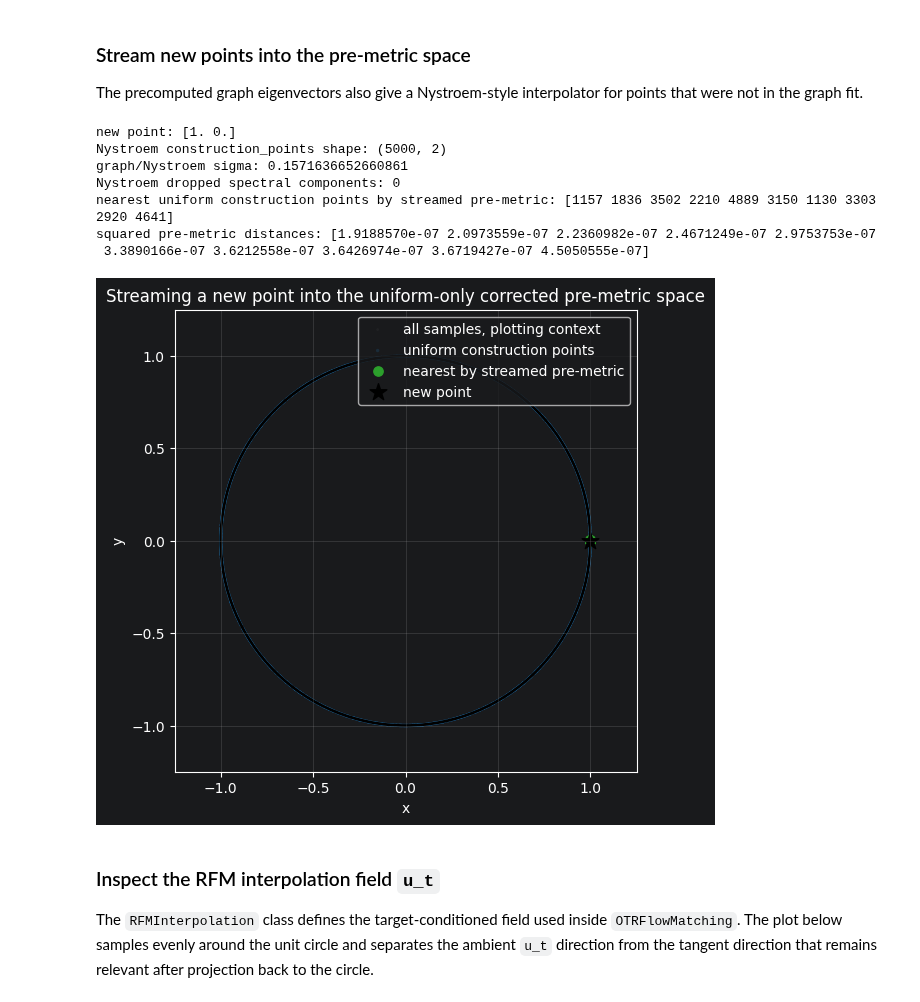
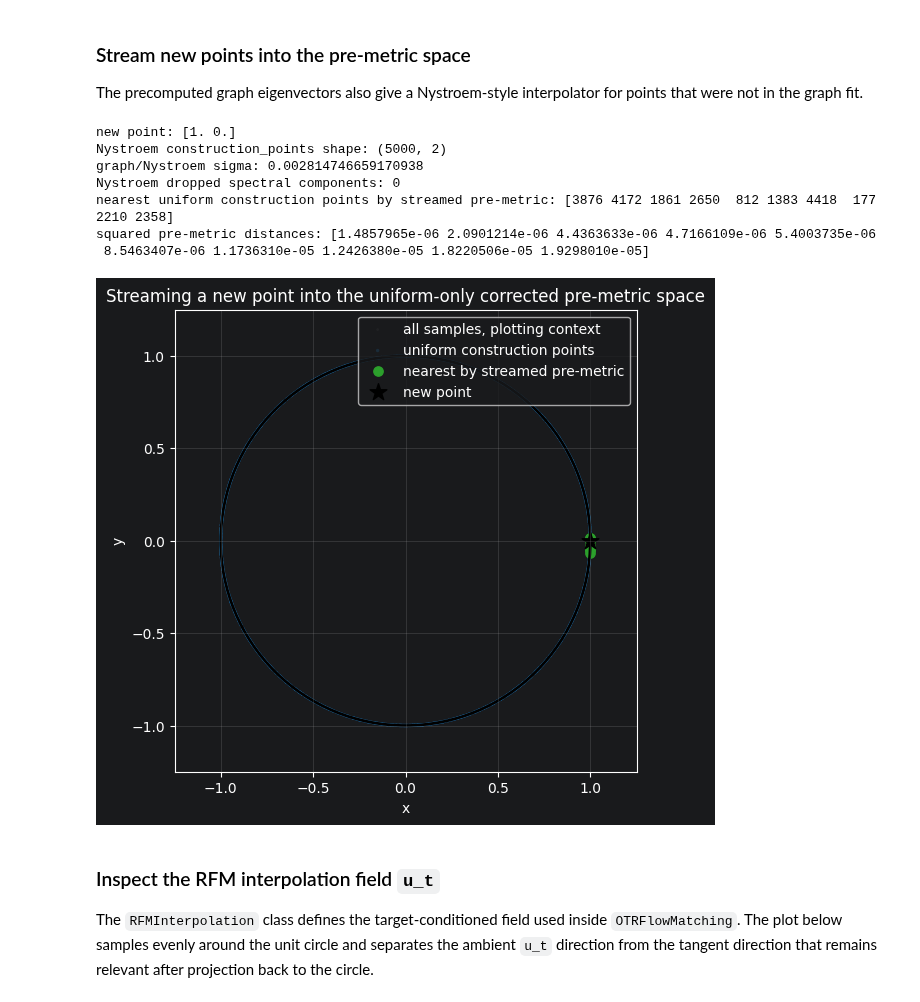
Before and after one commit to markuslaengst/CellFlow, a Jupyter notebook: docs/notebooks/riemannian_unit_circle_toy_example.ipynb, the cells around one changed output. Saved outputs shown, nothing was run; the diff lists cells and outputs as text; code cells hidden in the pictures.

```diff
--- a/docs/notebooks/riemannian_unit_circle_toy_example.ipynb
+++ b/docs/notebooks/riemannian_unit_circle_toy_example.ipynb
@@ -590,18 +689,22 @@ their squared pre-metric distances: [4.65661287e-10 1.21071935e-08 1.62981451e-0
 The precomputed graph eigenvectors also give a Nystroem-style interpolator for points that were not in the graph fit.
 # %%
 key_array = jnp.asarray(construction_points)
-nystroem = SpectralNystroem(
-    construction_points,
-    evecs,
-    evals,
-    sigma=sigma,
-    psi=Psi,
-    x_to_id=key_array,
-    k=knn_k,
-    spectral_scale=biharmonic_spectral_scale,
-    spectral_weight_type='biharmonic',
-    drop_trivial_eigenvectors=False,
-)
+graph_nystroems = {}
+for name, spectrum in graph_spectra.items():
+    graph_nystroems[name] = SpectralNystroem(
+        construction_points,
+        spectrum["evecs"],
+        spectrum["evals"],
+        sigma=sigma,
+        psi=spectrum["Psi"],
+        x_to_id=key_array,
+        k=knn_k,
+        graph=weighted_graphs[name],
+        spectral_scale=spectrum["biharmonic_spectral_scale"],
+        spectral_weight_type="biharmonic",
+        drop_trivial_eigenvectors=False,
+    )
+nystroem = graph_nystroems[graph_basis]
 
 new_point = np.array([radius, 0], dtype=np.float32)
 new_emb = np.asarray(nystroem.embed_point(jnp.asarray(new_point))).astype(np.float32)
@@ -636,38 +739,38 @@ ax.scatter(
 )
 ax.scatter(
     construction_points[nearest_to_new_point, 0],
     construction_points[nearest_to_new_point, 1],
     s=45,
     color='tab:green',
     label='nearest by streamed pre-metric',
 )
 ax.scatter(
     new_point[0],
     new_point[1],
     s=160,
     marker='*',
     color='black',
     label='new point',
 )
 ax.add_patch(plt.Circle((0, 0), radius, fill=False, color='black', linewidth=2))
 ax.set_aspect('equal', adjustable='box')
 ax.set_xlim(-plot_limit, plot_limit)
 ax.set_ylim(-plot_limit, plot_limit)
 ax.set_xlabel('x')
 ax.set_ylabel('y')
 ax.set_title('Streaming a new point into the uniform-only corrected pre-metric space')
 ax.legend(loc='upper right')
 ax.grid(alpha=0.25)
 plt.show()
 # %% [output]
 new point: [1. 0.]
 Nystroem construction_points shape: (5000, 2)
-graph/Nystroem sigma: 0.1571636652660861
+graph/Nystroem sigma: 0.002814746659170938
 Nystroem dropped spectral components: 0
-nearest uniform construction points by streamed pre-metric: [1157 1836 3502 2210 4889 3150 1130 3303 2920 4641]
-squared pre-metric distances: [1.9188570e-07 2.0973559e-07 2.2360982e-07 2.4671249e-07 2.9753753e-07
- 3.3890166e-07 3.6212558e-07 3.6426974e-07 3.6719427e-07 4.5050555e-07]
+nearest uniform construction points by streamed pre-metric: [3876 4172 1861 2650  812 1383 4418  177 2210 2358]
+squared pre-metric distances: [1.4857965e-06 2.0901214e-06 4.4363633e-06 4.7166109e-06 5.4003735e-06
+ 8.5463407e-06 1.1736310e-05 1.2426380e-05 1.8220506e-05 1.9298010e-05]
-[figure, old version]
+[figure, new version]
 # %% [markdown]
 ### Inspect the RFM interpolation field `u_t`
 
```
Also changed, not shown: parts of 10 cells of this notebook, 1 other file.
